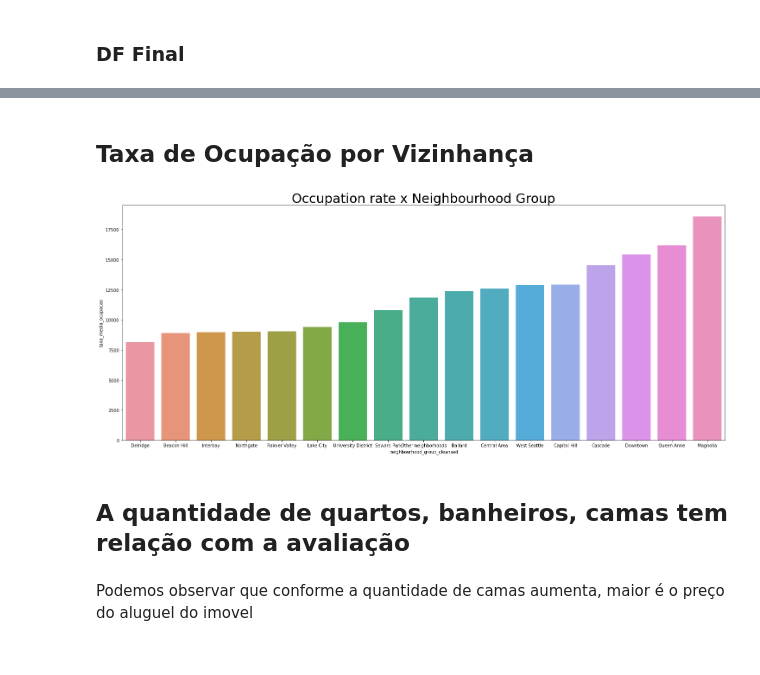
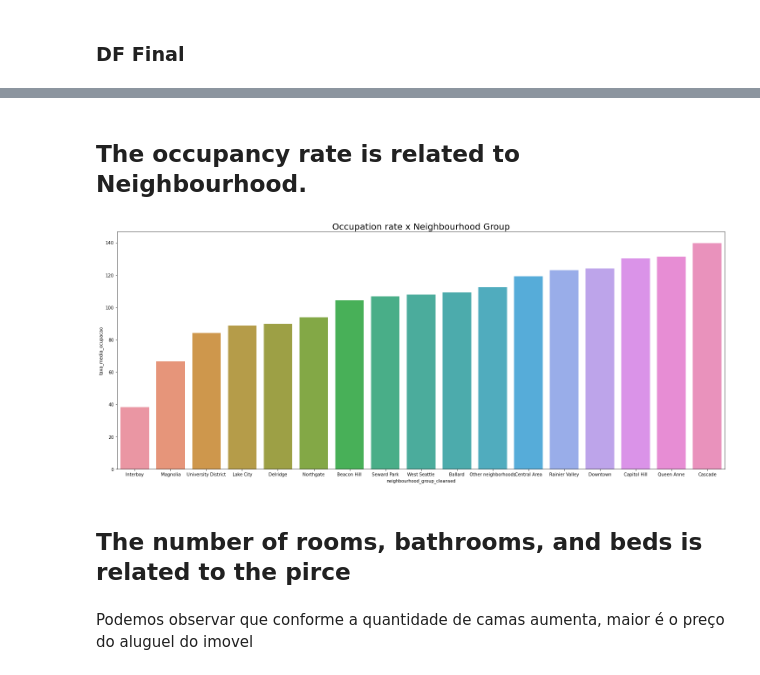
Before and after one commit to mrjrcastroc/Udacity, a Jupyter notebook: Project Writing a Data Scientist Blog Post/Udacity Blog Post.ipynb, the cells around one changed output, grey strips where cells are left out. Cells and saved outputs as stored; diff of their text form; code cells hidden in the pictures.

```diff
--- a/Project Writing a Data Scientist Blog Post/Udacity Blog Post.ipynb
+++ b/Project Writing a Data Scientist Blog Post/Udacity Blog Post.ipynb
@@ -89,3 +139,3 @@ dtype: int64
 # %%
-df_listings[['bathrooms', 'bedrooms','beds']] = df_listings[['bathrooms', 'bedrooms','beds']].apply(lambda x: x.fillna(0))
-df_listings = df_listings.dropna(subset = ['price'])
+df_listings = df_listings.dropna(subset = ['bathrooms', 'bedrooms','beds','price'])
+df_listings[['accommodates', 'bathrooms', 'bedrooms','beds','price', 'neighbourhood_group_cleansed']].isna().sum()
@@ -226,17 +270,14 @@ df_agg_question_1
 | 5 | Delridge | 33.0 | 0.090411 | 7000.0 | 9.0 |
 | 8 | Lake City | 28.0 | 0.076712 | 7000.0 | 9.0 |
 # %% [markdown]
-## Taxa de Ocupação por Vizinhança
+## The occupancy rate is related to Neighbourhood.
 # %%
-df_abt_agg= df_abt.groupby(['neighbourhood_group_cleansed']).agg(taxa_media_ocupacao = ('price', 'mean')).sort_values(by = 'taxa_media_ocupacao').reset_index()
-plt.figure(figsize = (25,10))
-plt.title("Occupation rate x Neighbourhood Group",size = 30)
-sns.barplot(data = df_abt_agg, x='neighbourhood_group_cleansed', y = 'taxa_media_ocupacao')
-plt.show()
+df_abt_agg= df_abt.groupby(['neighbourhood_group_cleansed']).agg(taxa_media_ocupacao = ('total_booked', 'mean')).sort_values(by = 'taxa_media_ocupacao').reset_index()
+PlotBarplotorBoxplot(df = df_abt_agg, _x = 'neighbourhood_group_cleansed', _y = 'taxa_media_ocupacao', _tp = 'barplot', _title ="Occupation rate x Neighbourhood Group")
 # %% [output]
-[figure, old version]
+[figure, new version]
 # %% [markdown]
-## A quantidade de quartos, banheiros, camas tem relação com a avaliação
+## The number of rooms, bathrooms, and beds is related to the pirce
 # %% [markdown]
 Podemos observar que conforme a quantidade de camas aumenta, maior é o preço do aluguel do imovel
 # %% [markdown]
```
Also changed, not shown: parts of 47 cells of this notebook, 1 other file.
